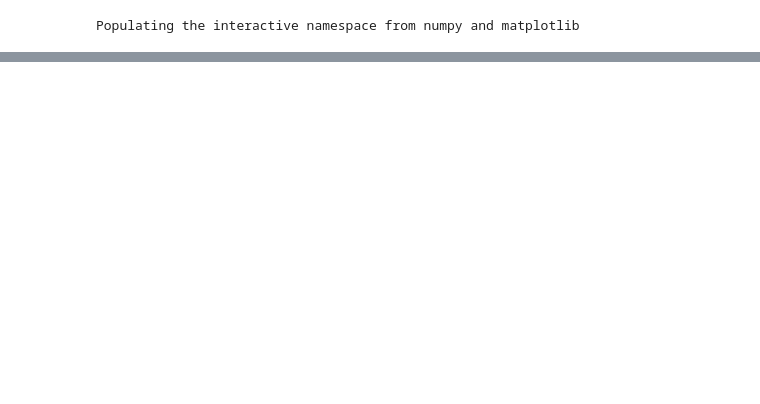
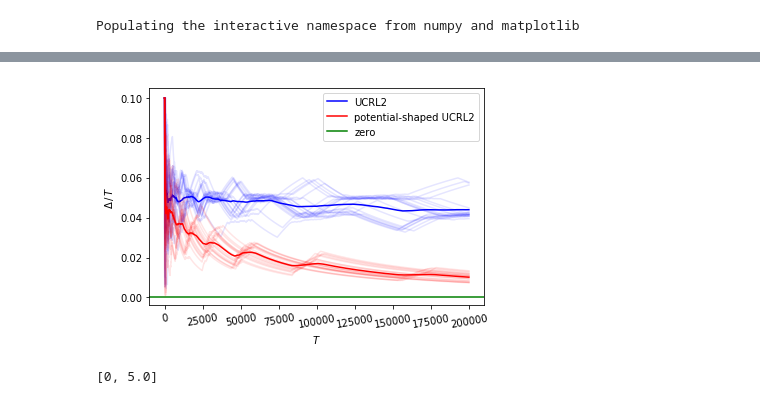
Before and after one commit to falcondai/ucrl, a Jupyter notebook: shaped.ipynb, the cells around one changed output, grey strips where cells are left out. Drawn from its saved outputs; the diff is of its cells as text; code cells hidden in the pictures; blank space fills up the shorter version.

```diff
--- a/shaped.ipynb
+++ b/shaped.ipynb
@@ -72,0 +119,22 @@ array([ 0.        ,  0.52631579,  1.05263158,  1.57894737,  2.10526316,
+# %%
+def plot_trajs(trajs, opt_avg_reward, color, replace_r=None, label=None, alpha=0.2):
+    n_trajs = len(trajs)
+    len_trajs = len(trajs[0])
+    mean_tot_regret = np.zeros(len_trajs)
+    for traj in trajs:
+        tot_regret = process_trajectory(traj, opt_avg_reward, replace_r)[1]
+        mean_tot_regret += tot_regret / n_trajs
+        plot(tot_regret, alpha=alpha, c=color)
+    plot(mean_tot_regret, c=color, label=label)
+# %%
+plot_trajs(trajs, 1, 'b', label='UCRL2', alpha=0.1)
+plot_trajs(phi_trajs, 1, 'r', replace_r=example_mdp.r, label='potential-shaped UCRL2', alpha=0.1)
+axhline(0, c='g', label='zero')
+
+legend()
+xlabel('$T$')
+ylabel('$\Delta\, /\, T$')
+xticks(rotation=10)
+savefig('per-step-regret.pdf')
+# %% [output]
+[figure, added]
@@ -73,2 +161,6 @@ array([ 0.        ,  0.52631579,  1.05263158,  1.57894737,  2.10526316,
+# %%
+example_phi
+# %% [output]
+[0, 5.0]
 # %%
 # Potential-shaped rewards
```
Also changed, not shown: parts of 40 cells of this notebook, 2 other files.
